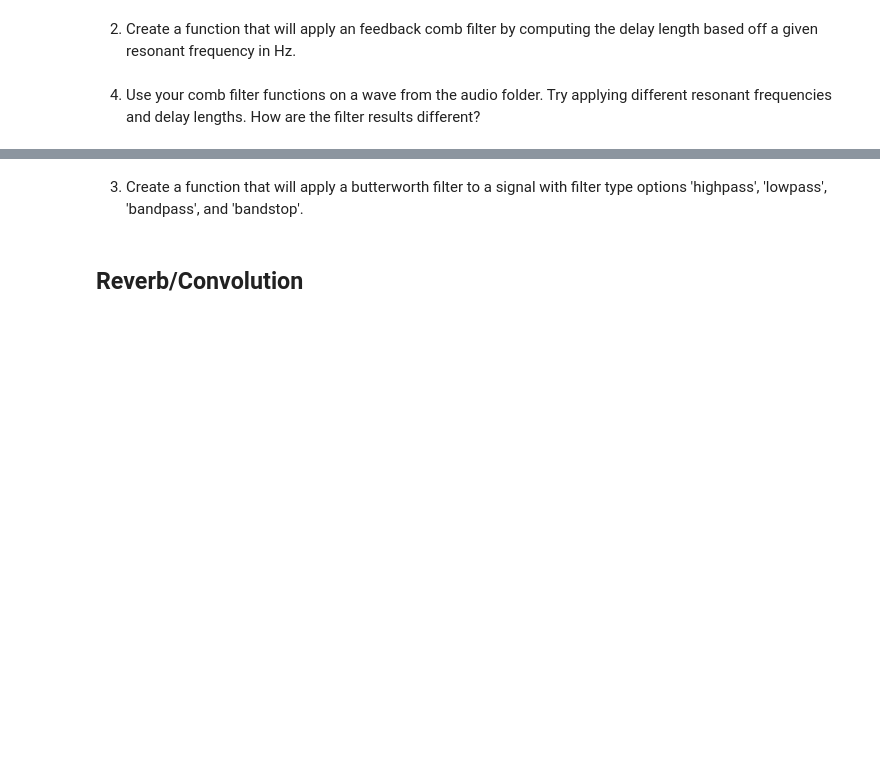
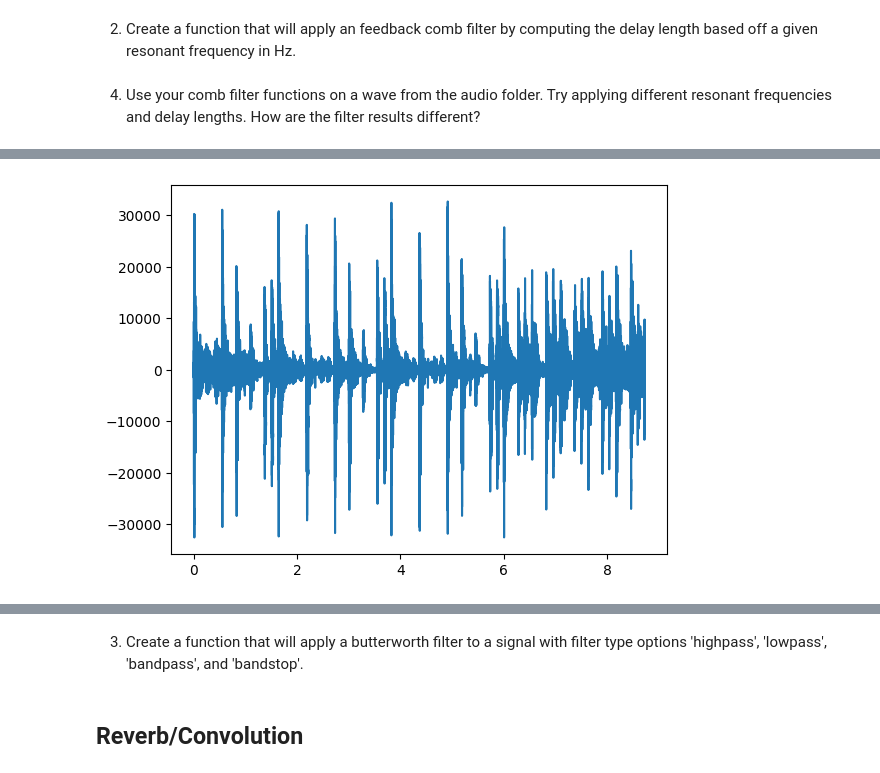
Before and after one commit to denayeisnotokay/AudioTechII, a Jupyter notebook: Activities/Activity4_DelayFiltersReverb.ipynb, the cells around one changed output, grey strips where cells are left out. Saved outputs shown, nothing was run; the diff lists cells and outputs as text; code cells hidden in the pictures; blank space fills up the shorter version.

```diff
--- a/Activities/Activity4_DelayFiltersReverb.ipynb
+++ b/Activities/Activity4_DelayFiltersReverb.ipynb
@@ -12,5 +66,18 @@ Complete this activity as part of your participation grade. Pending length of th
 # %% [markdown]
 ## Filters
 1. Create a function that will apply an feedforward comb filter by computing the delay length based off a given resonant frequency in Hz.
+# %%
+def ffcf(x, f0, a=-1., fs=44100):
+    n = 1 if a>0 else 2 # this is how you do ternary operators in python i know we didnt cover these but this is just easier
+    K = 1/(n*f0)
+    Ks = int(K*fs)
+
+    y = np.zeros_like(x)
+    for i in range(x.size):
+        y[i] = x[i]
+        if i - Ks >= 0:
+            y[i] += a*x[i-Ks]
+
+    return y
 # %% [markdown]
 2. Create a function that will apply an feedback comb filter by computing the delay length based off a given resonant frequency in Hz.
@@ -18,0 +108,6 @@ Complete this activity as part of your participation grade. Pending length of th
+# %%
+ff = ffcf(x, 200)
+
+plt.plot(t, ff)
+Audio(ff, rate=fs)
+# %% [output]
@@ -18,0 +115 @@ Complete this activity as part of your participation grade. Pending length of th
+[figure, added]
```
Also changed, not shown: parts of 10 cells of this notebook, 2 other files.
